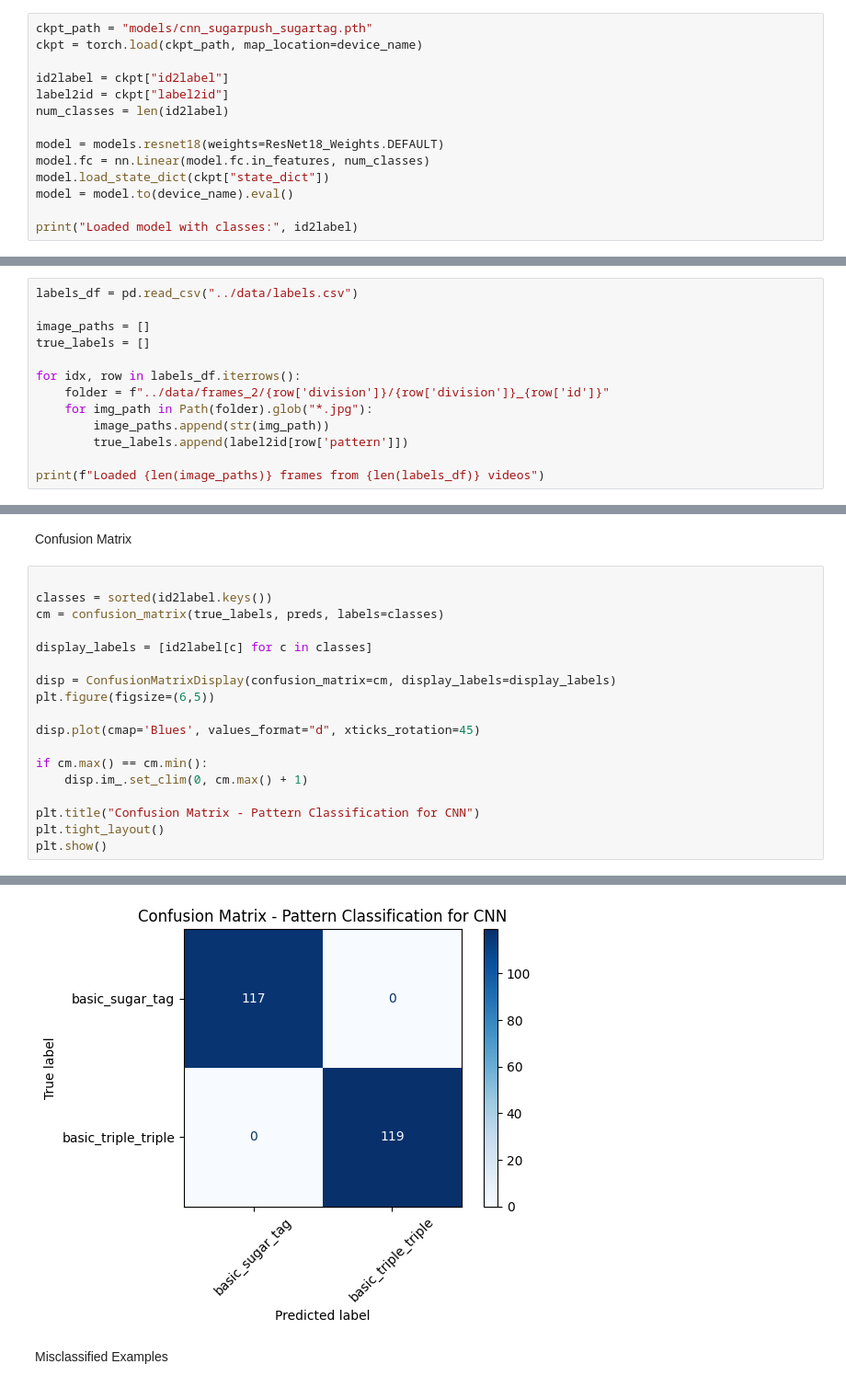
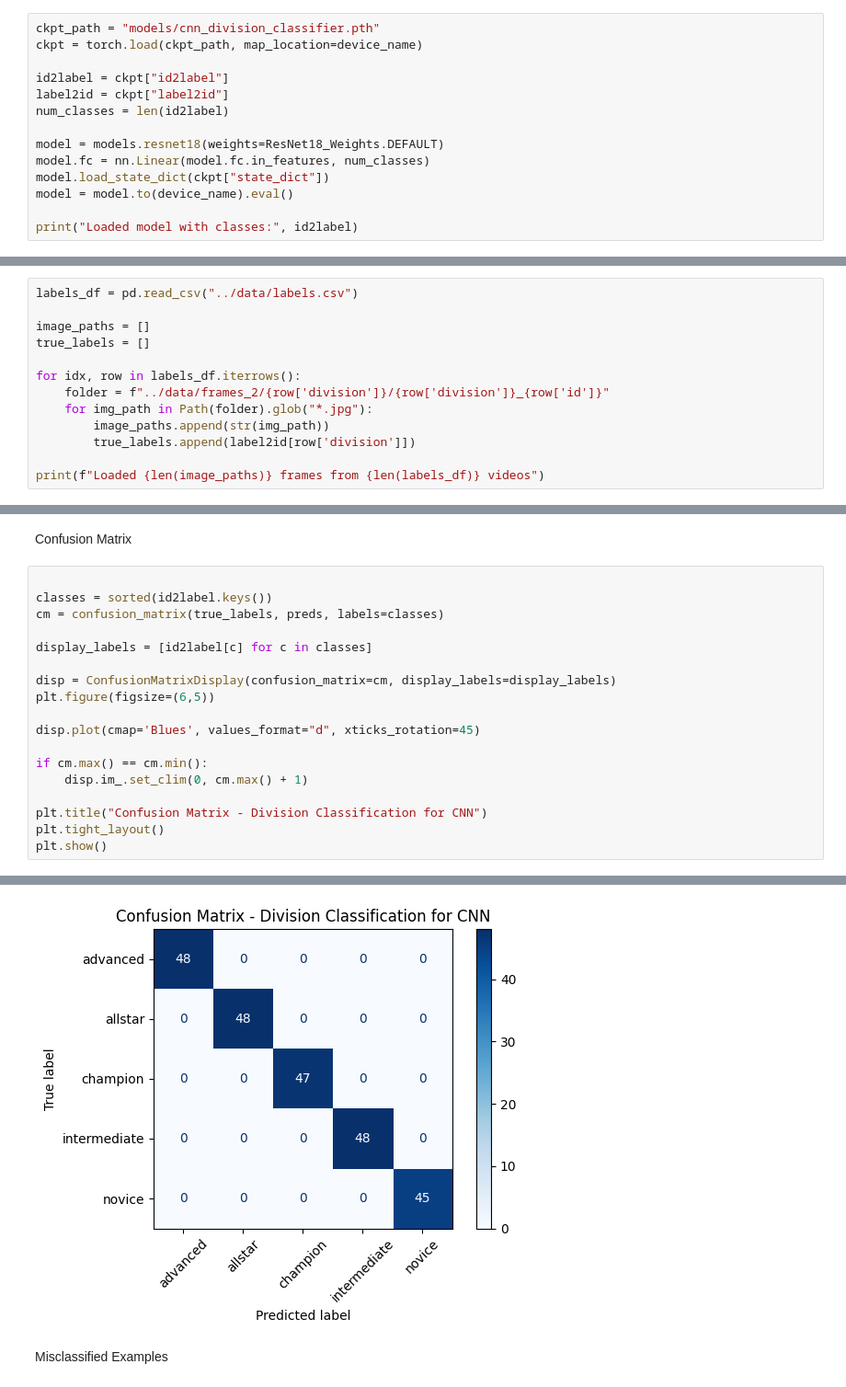
Before and after one commit to AniaNiedzialek/CS171_project, a Jupyter notebook: notebooks/04_cnn_analysis_visualization.ipynb, the cells around one changed output, grey strips where cells are left out. Shown: that part at 92% size. Cells and saved outputs as stored; diff of their text form.

Commit message:
Replace old model checkpoints with a new CNN division classifier and update notebook execution outputs.

```diff
--- a/notebooks/04_cnn_analysis_visualization.ipynb
+++ b/notebooks/04_cnn_analysis_visualization.ipynb
@@ -32,7 +32,7 @@ Using device: mps
 # %% [markdown]
 Build Model
 # %%
-ckpt_path = "models/cnn_sugarpush_sugartag.pth"
+ckpt_path = "models/cnn_division_classifier.pth"
 ckpt = torch.load(ckpt_path, map_location=device_name)
 
 id2label = ckpt["id2label"]
@@ -59,7 +59,7 @@ for idx, row in labels_df.iterrows():
     folder = f"../data/frames_2/{row['division']}/{row['division']}_{row['id']}"
     for img_path in Path(folder).glob("*.jpg"):
         image_paths.append(str(img_path))
-        true_labels.append(label2id[row['pattern']])
+        true_labels.append(label2id[row['division']])
 
 print(f"Loaded {len(image_paths)} frames from {len(labels_df)} videos")
 # %% [output]
@@ -94,24 +94,24 @@ Confusion Matrix
 # %%
 
 classes = sorted(id2label.keys())
 cm = confusion_matrix(true_labels, preds, labels=classes)
 
 display_labels = [id2label[c] for c in classes]
 
 disp = ConfusionMatrixDisplay(confusion_matrix=cm, display_labels=display_labels)
 plt.figure(figsize=(6,5))
 
 disp.plot(cmap='Blues', values_format="d", xticks_rotation=45)
 
 if cm.max() == cm.min():
     disp.im_.set_clim(0, cm.max() + 1)
 
-plt.title("Confusion Matrix - Pattern Classification for CNN")
+plt.title("Confusion Matrix - Division Classification for CNN")
 plt.tight_layout()
 plt.show()
 # %% [output]
 <Figure size 600x500 with 0 Axes>
-[figure, old version]
+[figure, new version]
 # %% [markdown]
 Misclassified Examples
 # %%
```
Also changed, not shown: parts of 4 cells of this notebook, 4 other files.
